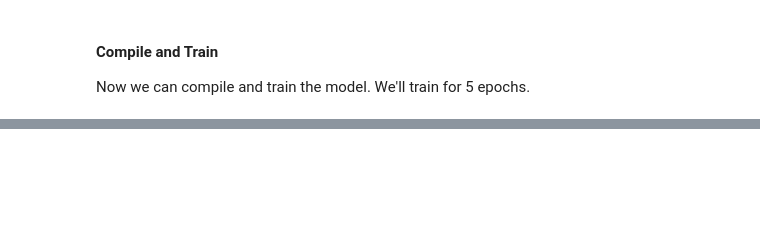
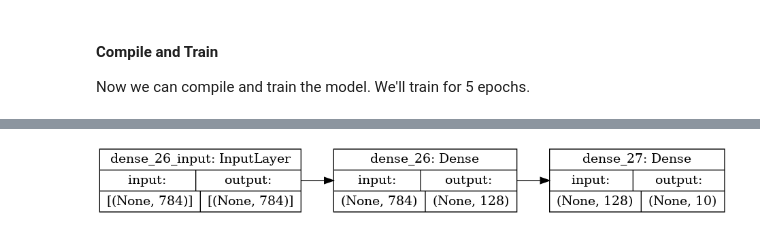
Before and after one commit to jason-weddington/hello-tensorflow, a Jupyter notebook: hello-tensorflow.ipynb, the cells around one changed output, grey strips where cells are left out. Saved outputs shown, nothing was run; the diff lists cells and outputs as text; code cells hidden in the pictures; blank space fills up the shorter version.

```diff
--- a/hello-tensorflow.ipynb
+++ b/hello-tensorflow.ipynb
@@ -224,0 +264,5 @@ tf.keras.utils.plot_model(model, show_shapes=True, rankdir="LR")
+# %%
+model = Sequential()
+model.add(Dense(units=128, activation='relu', input_shape=(784,)))
+model.add(Dense(units = 10, activation='softmax'))
+model.summary()
@@ -224,0 +282,4 @@ tf.keras.utils.plot_model(model, show_shapes=True, rankdir="LR")
+# %%
+tf.keras.utils.plot_model(model, show_shapes=True, rankdir="LR")
+# %% [output]
+[figure, added]
```
Also changed, not shown: parts of 16 cells of this notebook, 2 other files.
